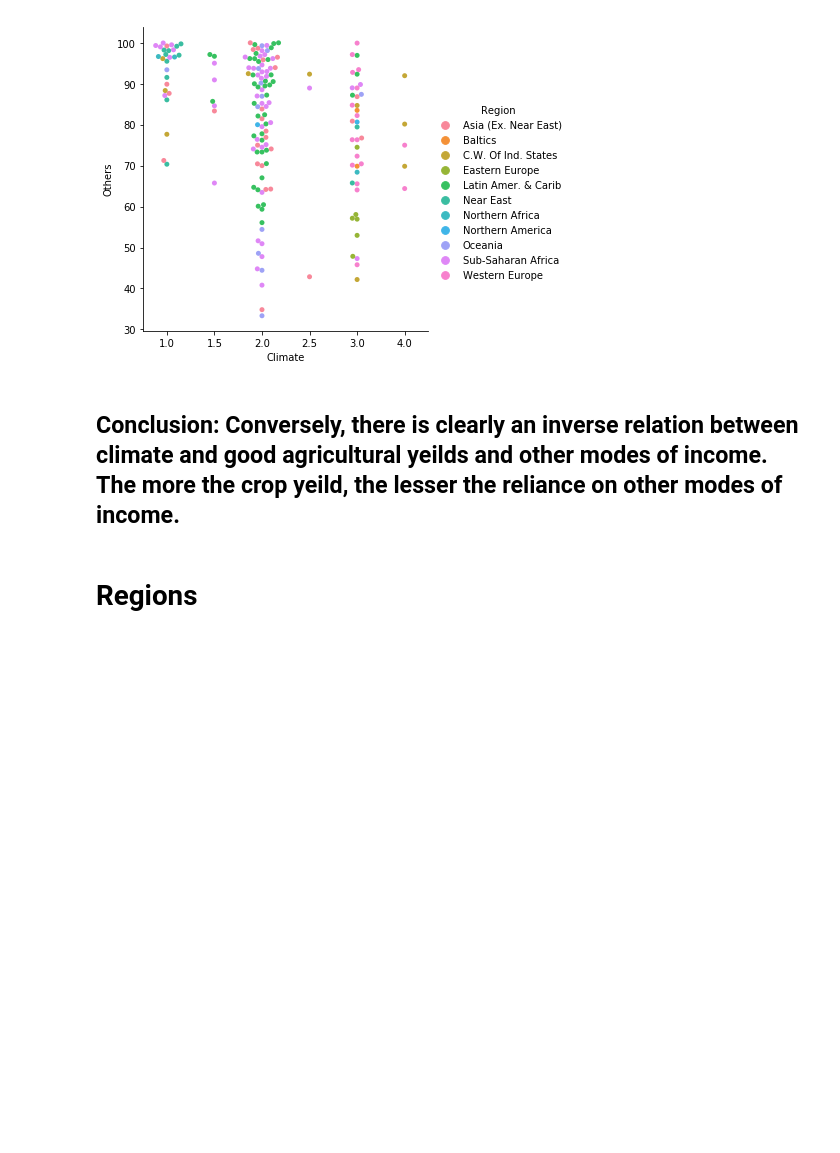
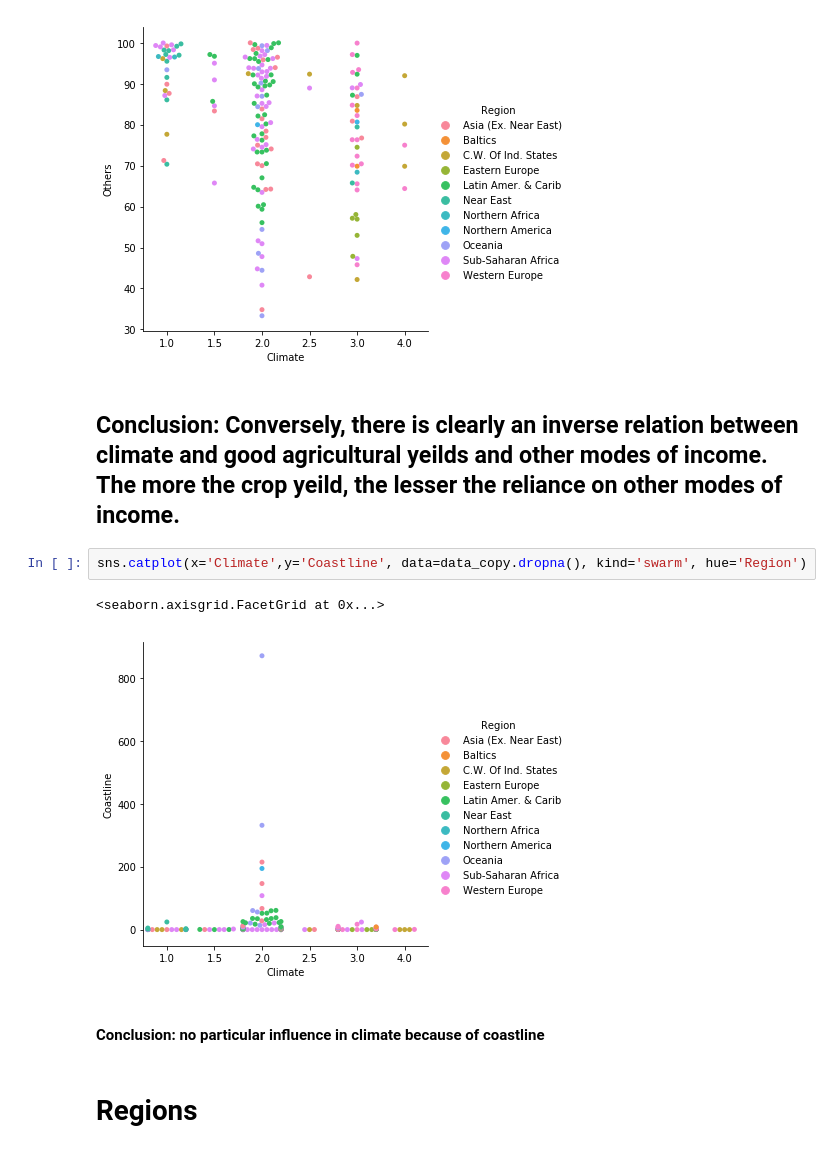
Before and after one commit to Sanaa495/data-wrangling, a Jupyter notebook: Data wrangling countries dataset/Countries-of-the-world.ipynb, the cells around one changed output. Saved outputs shown, nothing was run; the diff lists cells and outputs as text; blank space fills up the shorter version.

```diff
--- a/Data wrangling countries dataset/Countries-of-the-world.ipynb
+++ b/Data wrangling countries dataset/Countries-of-the-world.ipynb
@@ -377,6 +377,13 @@ sns.catplot(x='Climate',y='Others', data=data_copy.dropna(), kind='swarm', hue='
 [figure]
 # %% [markdown]
 ## Conclusion: Conversely, there is clearly an inverse relation between climate and good agricultural yeilds and other modes of income. The more the crop yeild, the lesser the reliance on other modes of income.
+# %%
+sns.catplot(x='Climate',y='Coastline', data=data_copy.dropna(), kind='swarm', hue='Region')
+# %% [output]
+<seaborn.axisgrid.FacetGrid at 0x...>
+[figure, added]
+# %% [markdown]
+#### Conclusion: no particular influence in climate because of coastline
 # %% [markdown]
 # Regions
 # %%
```
Also changed, not shown: parts of 17 cells of this notebook.
